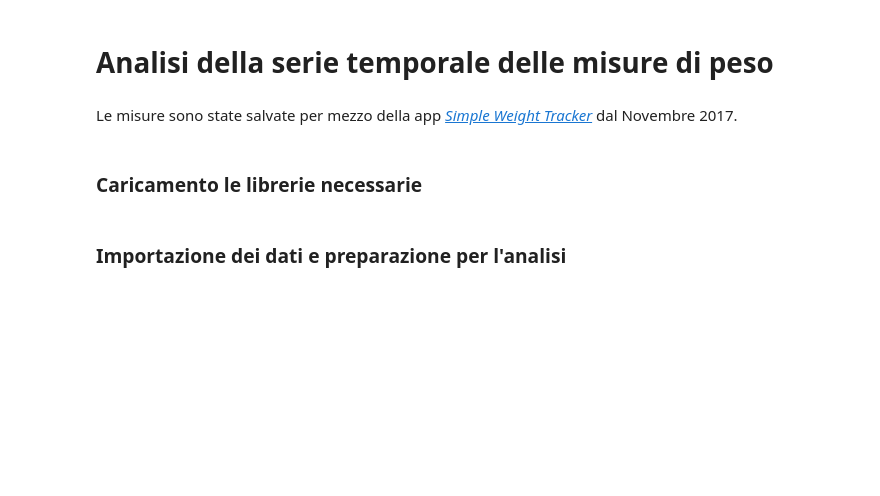
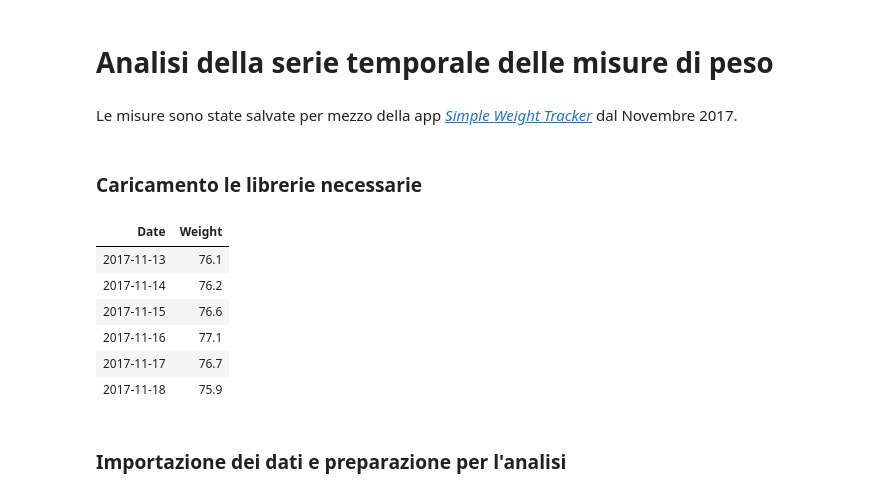
Before and after one commit to mt82/Peso, a Jupyter notebook: Peso.ipynb, the cells around one changed output. Drawn from its saved outputs; the diff is of its cells as text; code cells hidden in the pictures; blank space fills up the shorter version.

```diff
--- a/Peso.ipynb
+++ b/Peso.ipynb
@@ -9,6 +9,20 @@ suppressMessages(suppressWarnings(library(tidyverse)))
 suppressMessages(library(lubridate))
 library(lomb)
 suppressMessages(library(gridExtra))
+# %%
+dt = read.csv("data/SWT_EXPORT_11_15_20_13_40.csv",
+              header = TRUE,
+              colClasses=c('Date','numeric'))
+
+head(dt)
+# %% [output]
+| Date | Weight |
+| 2017-11-13 | 76.1 |
+| 2017-11-14 | 76.2 |
+| 2017-11-15 | 76.6 |
+| 2017-11-16 | 77.1 |
+| 2017-11-17 | 76.7 |
+| 2017-11-18 | 75.9 |
 # %% [markdown]
 ### Importazione dei dati e preparazione per l'analisi
 # %%
```
Also changed, not shown: parts of 1 cell of this notebook, 1 other file.
